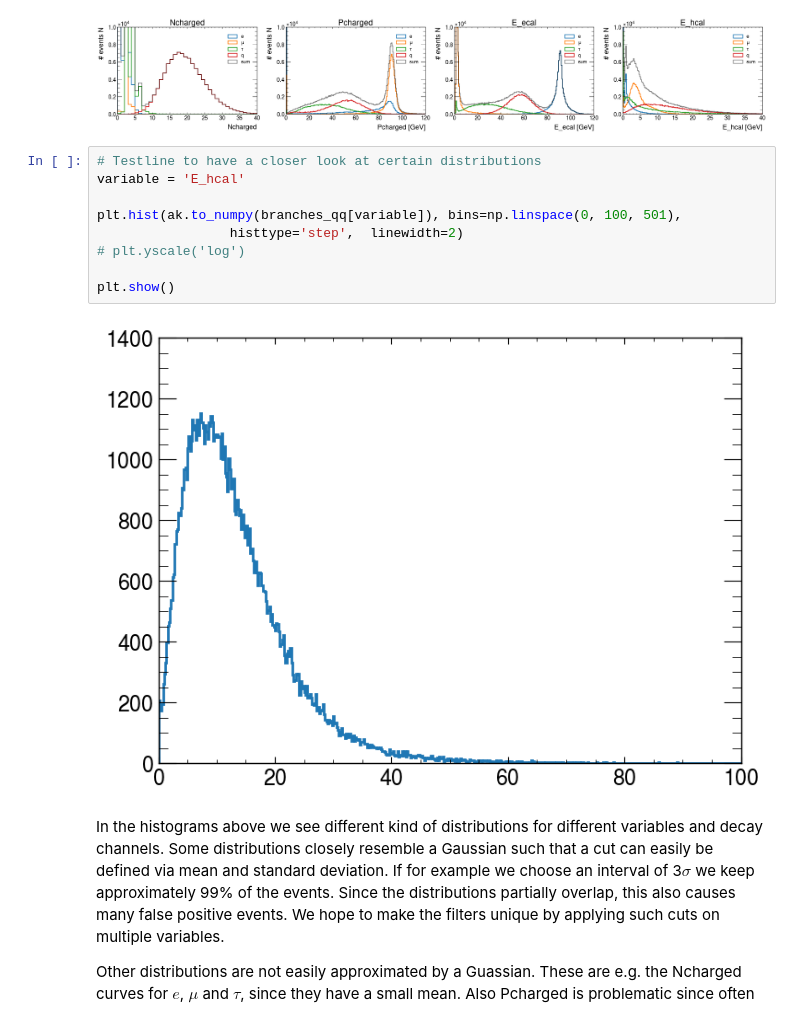
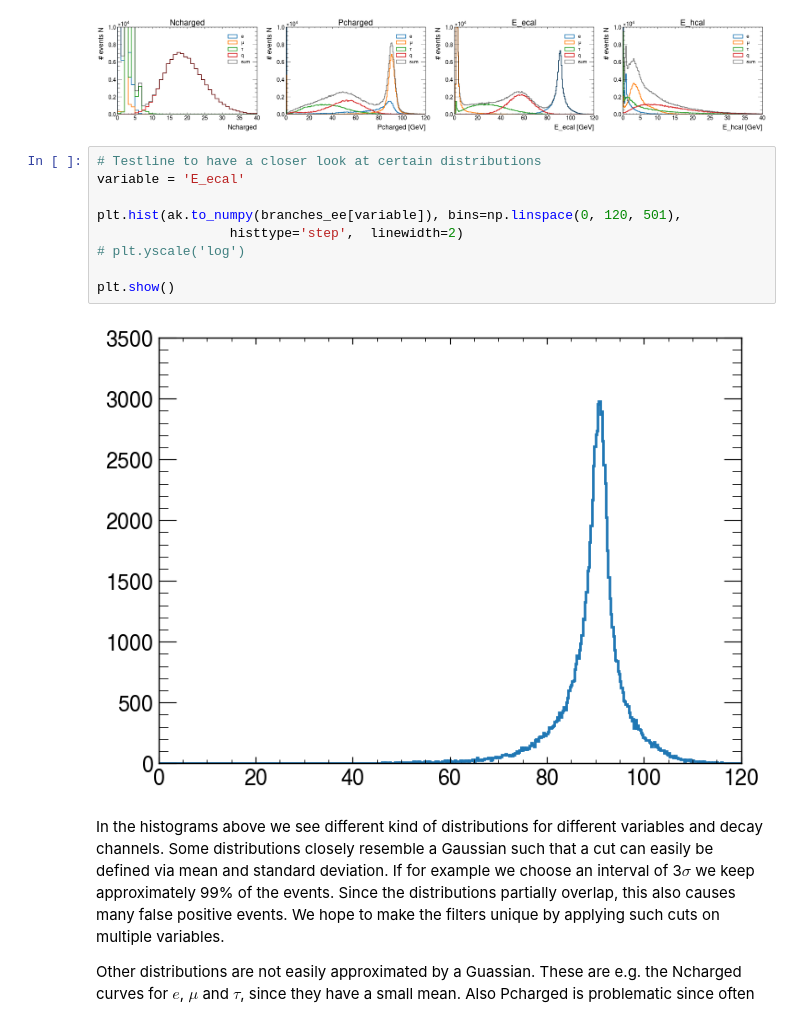
Before and after one commit to nicolaigoelz/z0-precisionmeasurement, a Jupyter notebook: z0_experiment.ipynb, the cells around one changed output. Cells and saved outputs as stored; diff of their text form.

```diff
--- a/z0_experiment.ipynb
+++ b/z0_experiment.ipynb
@@ -137,15 +140,15 @@ plt.show()
 [figure]
 # %%
 # Testline to have a closer look at certain distributions
-variable = 'E_hcal'
+variable = 'E_ecal'
 
-plt.hist(ak.to_numpy(branches_qq[variable]), bins=np.linspace(0, 100, 501),
+plt.hist(ak.to_numpy(branches_ee[variable]), bins=np.linspace(0, 120, 501),
                  histtype='step',  linewidth=2)
 # plt.yscale('log')
 
 plt.show()
 # %% [output]
-[figure, old version]
+[figure, new version]
 # %% [markdown]
 In the histograms above we see different kind of distributions for different variables and decay channels. Some distributions closely resemble a Gaussian such that a cut can easily be defined via mean and standard deviation. If for example we choose an interval of 3$\sigma$ we keep approximately 99% of the events. Since the distributions partially overlap, this also causes many false positive events. We hope to make the filters unique by applying such cuts on multiple variables.
 
```
Also changed, not shown: parts of 16 cells of this notebook.
